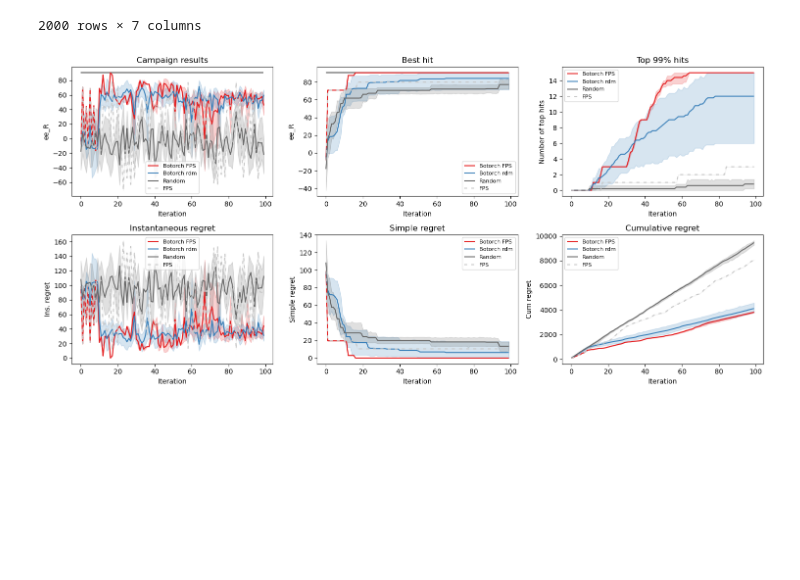
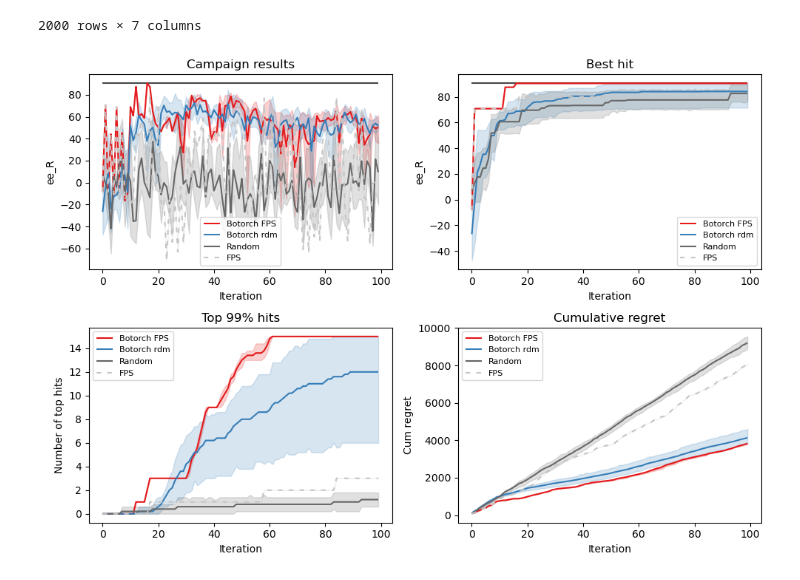
Before and after one commit to Lecmino/ai4chem-bo, a Jupyter notebook: bo_initialization.ipynb, the cells around one changed output. Saved outputs shown, nothing was run; the diff lists cells and outputs as text; code cells hidden in the pictures; blank space fills up the shorter version.

Commit message:
changed the plot function, kept only the cum. regret - moved the function to utils. Added some comments to utils function.

```diff
--- a/bo_initialization.ipynb
+++ b/bo_initialization.ipynb
@@ -170,79 +170,8 @@ results
 | 1999 | FPS | 4 | 99 | 100 | [-2.369999885559082] | -2.370000 | 79.949997 |
 2000 rows × 7 columns
 # %%
-def plot_results(results, lookup, nbr_controls):
-  """
-  Results: dataframe from the simulation
-  Lookup: dataframe used for the simulation
-  nbr_controls: number of control campaigns
-  """
-  if nbr_controls < 1:
-    raise ValueError('You need at least one control campaign')
-
-  nbr_campaing = results['Scenario'].nunique()
-  dashes = [(1,0)]*(nbr_campaing-nbr_controls+1) + [(3,4)]*(nbr_controls-1)
-
-  colors = sns.color_palette('Set1', nbr_campaing-nbr_controls)
-  greys = sns.color_palette('Greys', nbr_controls)[::-1]
-  palette = colors + greys
-
-  optimum = lookup['ee_R'].max()
-  #add columns
-  results['ins_regret'] = optimum - results['ee_R_IterBest']
-  results['sim_regret'] = optimum - results['ee_R_CumBest']
-  results['cum_regret'] = results.groupby(['Scenario', 'Monte_Carlo_Run'], group_keys=False)['ins_regret'].cumsum()
-
-
-  #Campaigns results
-  iterMax = results['Iteration'].max()
-
-
-  fig, ax = plt.subplots(2, 3, figsize=(15, 7))
-  ax=ax.flatten()
-
-
-  ax[0].hlines(y=lookup['ee_R'].max(), color='black', alpha=0.7, xmin=0, xmax=iterMax)
-  sns.lineplot(data=results, x='Iteration', y='ee_R_IterBest', hue='Scenario', style='Scenario', dashes=dashes, palette=palette, ax=ax[0])
-  ax[0].set_ylabel('ee_R')
-  ax[0].legend(fontsize=8)
-  ax[0].set_title('Campaign results')
-
-
-  #Cum best hit
-  colors = sns.color_palette('Set1', 2)
-  ax[1].hlines(y=lookup['ee_R'].max(), color='black', alpha=0.7, xmin=0, xmax=iterMax)
-  sns.lineplot(data=results, x='Iteration', y='ee_R_CumBest', hue='Scenario', style='Scenario', dashes=dashes, palette=palette, ax=ax[1])
-  ax[1].set_title('Best hit')
-  ax[1].legend(fontsize=8)
-  ax[1].set_ylabel('ee_R')
-
-  #top 99%
-  ee_99 = lookup['ee_R'].quantile(0.99)
-  results['top_hits'] = results.groupby(['Scenario', 'Monte_Carlo_Run'], group_keys=False)['ee_R_IterBest'] \
-      .apply(lambda x: (x > ee_99).cumsum())
-
-  sns.lineplot(data=results, x='Iteration', y='top_hits', hue='Scenario', style='Scenario', dashes=dashes, palette=palette, ax=ax[2])
-  ax[2].set_title('Top 99% hits')
-  ax[2].set_ylabel('Number of top hits')
-  ax[2].legend(fontsize=8)
-
-  sns.lineplot(data=results, x='Iteration', y='ins_regret', hue='Scenario', style='Scenario', dashes=dashes, palette=palette, ax=ax[3])
-  ax[3].set_title('Instantaneous regret')
-  ax[3].set_ylabel('Ins. regret')
-  ax[3].legend(fontsize=8)
-
-  sns.lineplot(data=results, x='Iteration', y='sim_regret', hue='Scenario', style='Scenario', dashes=dashes, palette=palette, ax=ax[4])
-  ax[4].set_title('Simple regret')
-  ax[4].set_ylabel('Simple regret')
-  ax[4].legend(fontsize=8)
-
-  sns.lineplot(data=results, x='Iteration', y='cum_regret', hue='Scenario', style='Scenario', dashes=dashes, palette=palette, ax=ax[5])
-  ax[5].set_title('Cumulative regret')
-  ax[5].set_ylabel('Cum regret')
-  ax[5].legend(fontsize=8)
-  plt.tight_layout()
-
+from utils import plot_results
 
 plot_results(results, lookup, nbr_controls=2)
 # %% [output]
-[figure, old version]
+[figure, new version]
```
Also changed, not shown: parts of 1 cell of this notebook, 1 other file.
